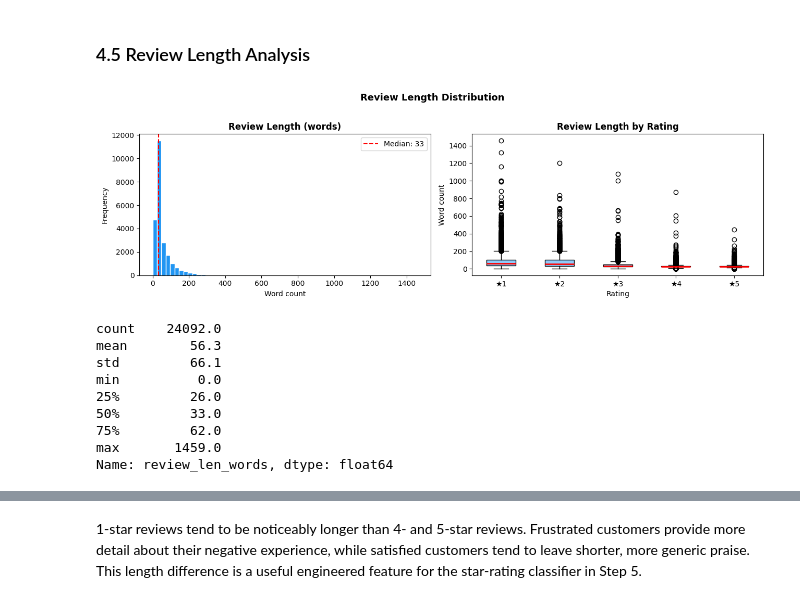
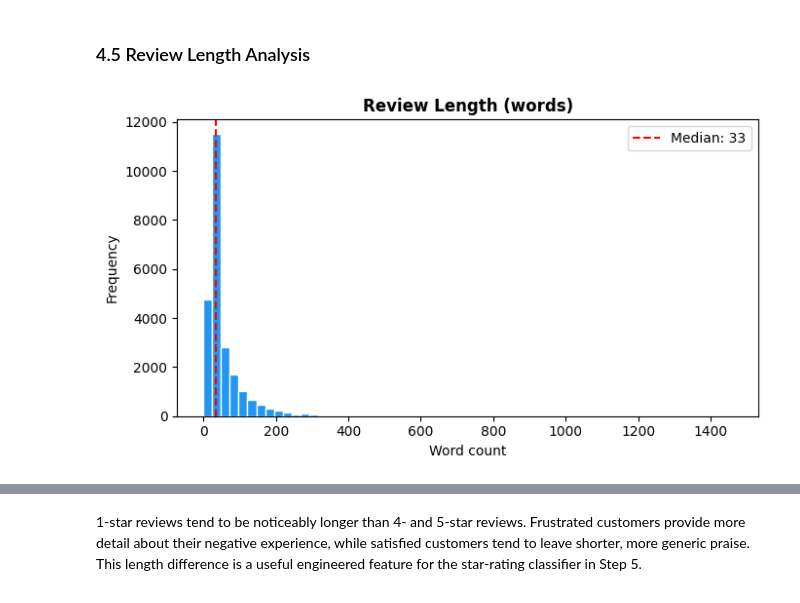
Before and after one commit to Loro67/NLP_2, a Jupyter notebook: notebook.ipynb, the cells around one changed output, grey strips where cells are left out. Cells and saved outputs as stored; diff of their text form; code cells hidden in the pictures.

Commit message:
add requirement.txt and create a copy of the dataset for the visualisation

```diff
--- a/notebook.ipynb
+++ b/notebook.ipynb
@@ -41,0 +41,4 @@
+# %%
+print("Library used in this project :")
+with open("requirements.txt", "r") as f:
+    print(f.read())
@@ -512,41 +539,19 @@ plt.show()
 [figure]
 # %% [markdown]
 ### 4.5 Review Length Analysis
-# %%
-df["review_len_words"] = df["avis_cor_en"].fillna("").str.split().str.len()
-df["review_len_chars"] = df["avis_cor_en"].fillna("").str.len()
-
-fig, axes = plt.subplots(1, 2, figsize=(13, 4))
-
-axes[0].hist(df["review_len_words"], bins=60, color="#2196F3", edgecolor="white")
-axes[0].axvline(df["review_len_words"].median(), color="red", linestyle="--",
-                label=f"Median: {df['review_len_words'].median():.0f}")
-axes[0].set_title("Review Length (words)", fontweight="bold")
-axes[0].set_xlabel("Word count"); axes[0].set_ylabel("Frequency")
-axes[0].legend()
-
-axes[1].boxplot([df[df["note"]==n]["review_len_words"].dropna() for n in [1,2,3,4,5]],
-                labels=["\u26051","\u26052","\u26053","\u26054","\u26055"],
-                patch_artist=True,
-                boxprops=dict(facecolor="#90CAF9"),
-                medianprops=dict(color="red", linewidth=2))
-axes[1].set_title("Review Length by Rating", fontweight="bold")
-axes[1].set_xlabel("Rating"); axes[1].set_ylabel("Word count")
-
-plt.suptitle("Review Length Distribution", fontsize=13, fontweight="bold", y=1.02)
-plt.tight_layout()
-plt.savefig("visualizations/review_length.png", bbox_inches="tight")
-plt.show()
-
-print(df["review_len_words"].describe().round(1))
-# %% [output]
-[figure, removed]
-count    24092.0
-mean        56.3
-std         66.1
-min          0.0
-25%         26.0
-50%         33.0
-75%         62.0
-max       1459.0
-Name: review_len_words, dtype: float64
+# %%
+df_visualisation = df.copy()
+df_visualisation["review_lenght"] = df_visualisation["avis_cor_en"].fillna("").str.split().str.len()
+plt.figure(figsize=(7, 4))
+plt.hist(df_visualisation["review_lenght"], bins=60, color="#2196F3", edgecolor="white")
+plt.axvline(df_visualisation["review_lenght"].median(), color="red", linestyle="--",
+            label=f"Median: {df_visualisation["review_lenght"].median():.0f}")
+plt.title("Review Length (words)", fontweight="bold")
+plt.xlabel("Word count")
+plt.ylabel("Frequency")
+plt.legend()
+plt.tight_layout()
+plt.savefig("visualizations/review_length_hist.png", bbox_inches="tight")
+plt.show()
+# %% [output]
+[figure, added]
```
Also changed, not shown: parts of 9 cells of this notebook, 4 other files.
